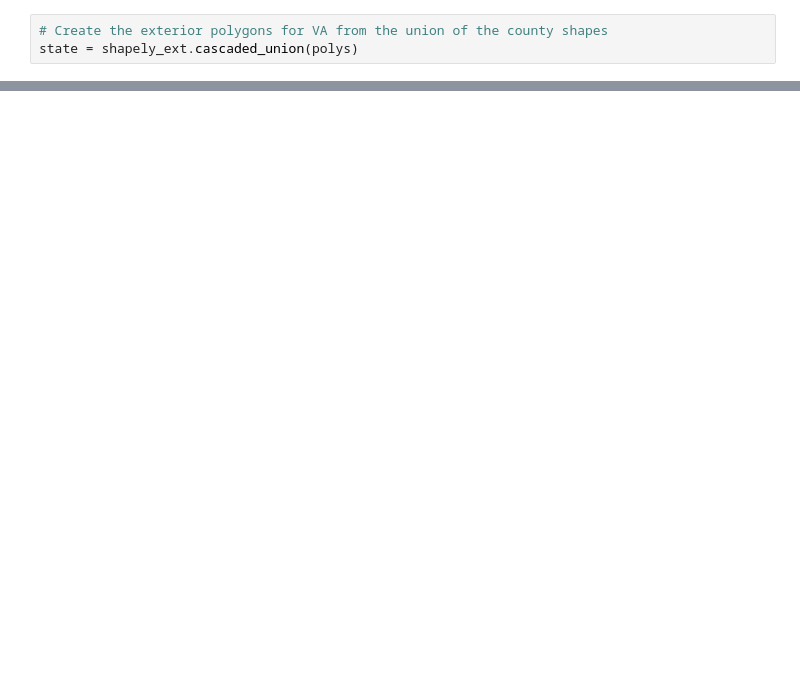
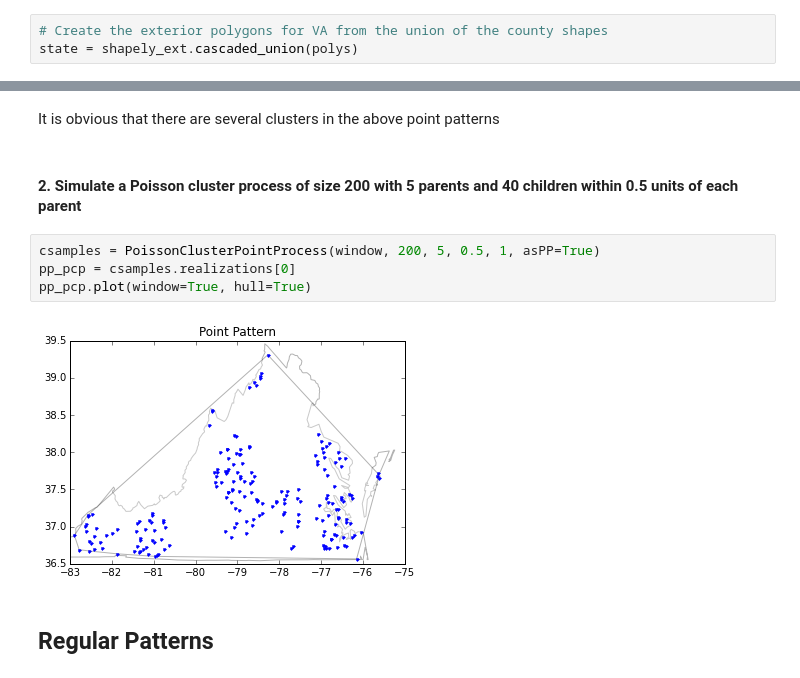
Before and after one commit to pysal/pointpats, a Jupyter notebook: process.ipynb, the cells around one changed output, grey strips where cells are left out. Drawn from its saved outputs; the diff is of its cells as text; blank space fills up the shorter version.

```diff
--- a/process.ipynb
+++ b/process.ipynb
@@ -92,0 +215,12 @@ plt.ylim(window.bbox[1],window.bbox[3])
+# %% [markdown]
+It is obvious that there are several clusters in the above point patterns
+# %% [markdown]
+#### 2. Simulate a Poisson cluster process of size 200 with 5 parents and 40 children within 0.5 units of each parent
+# %%
+csamples = PoissonClusterPointProcess(window, 200, 5, 0.5, 1, asPP=True)
+pp_pcp = csamples.realizations[0]
+pp_pcp.plot(window=True, hull=True)
+# %% [output]
+[figure, added]
+# %% [markdown]
+## Regular Patterns
```
Also changed, not shown: parts of 43 cells of this notebook, 5 other files.
